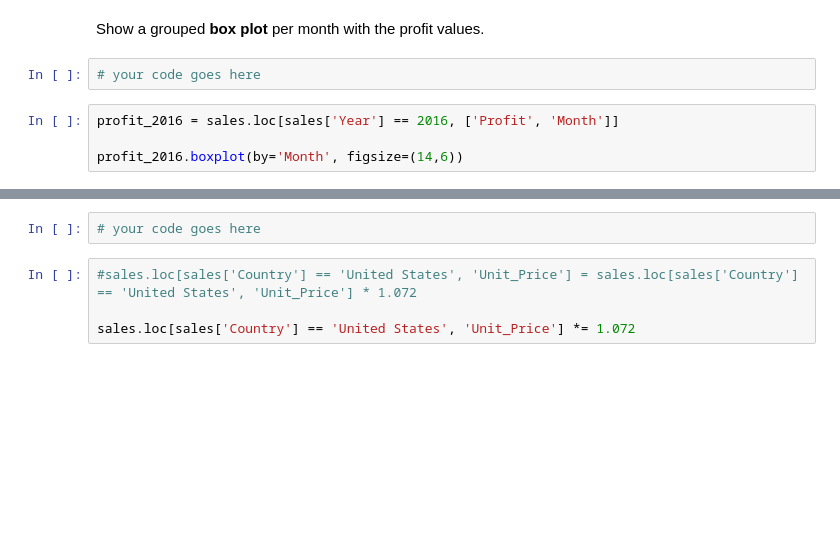
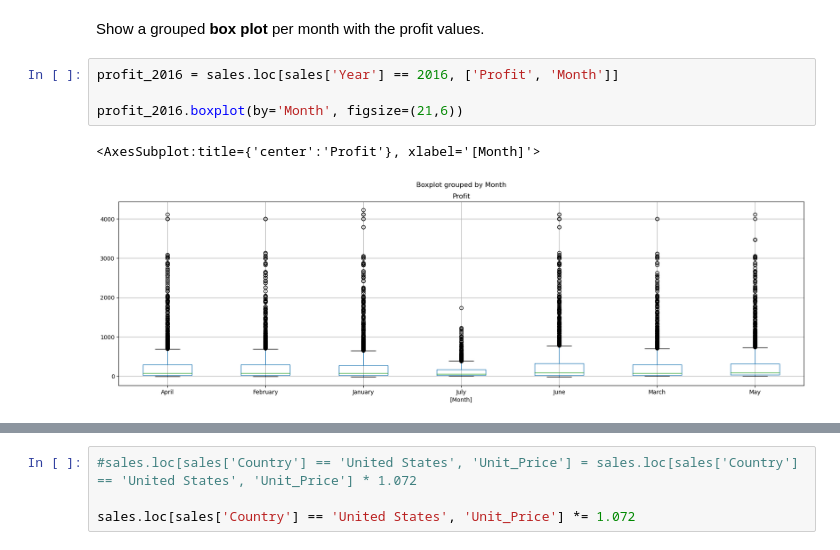
Before and after one commit to EdisonMoreira/freeCodeCamp, a Jupyter notebook: Exercises_1.ipynb, the cells around one changed output, grey strips where cells are left out. Saved outputs shown, nothing was run; the diff lists cells and outputs as text; blank space fills up the shorter version.

```diff
--- a/Exercises_1.ipynb
+++ b/Exercises_1.ipynb
@@ -391,17 +473,16 @@ sales.loc[cond].shape[0]
 # %% [markdown]
 Show a grouped <b>box plot</b> per month with the profit values.
-# %%
-# your code goes here
 # %%
 profit_2016 = sales.loc[sales['Year'] == 2016, ['Profit', 'Month']]
 
-profit_2016.boxplot(by='Month', figsize=(14,6))
+profit_2016.boxplot(by='Month', figsize=(21,6))
+# %% [output]
+<AxesSubplot:title={'center':'Profit'}, xlabel='[Month]'>
+[figure, added]
 # %% [markdown]
 ![green-divider](https://user-images.githubusercontent.com/7065401/52071924-c003ad80-2562-11e9-8297-1c6595f8a7ff.png)
 
 ### Add 7.2% TAX on every sale `Unit_Price` within United States
-# %%
-# your code goes here
 # %%
 #sales.loc[sales['Country'] == 'United States', 'Unit_Price'] = sales.loc[sales['Country'] == 'United States', 'Unit_Price'] * 1.072
 
```
Also changed, not shown: parts of 58 cells of this notebook.
